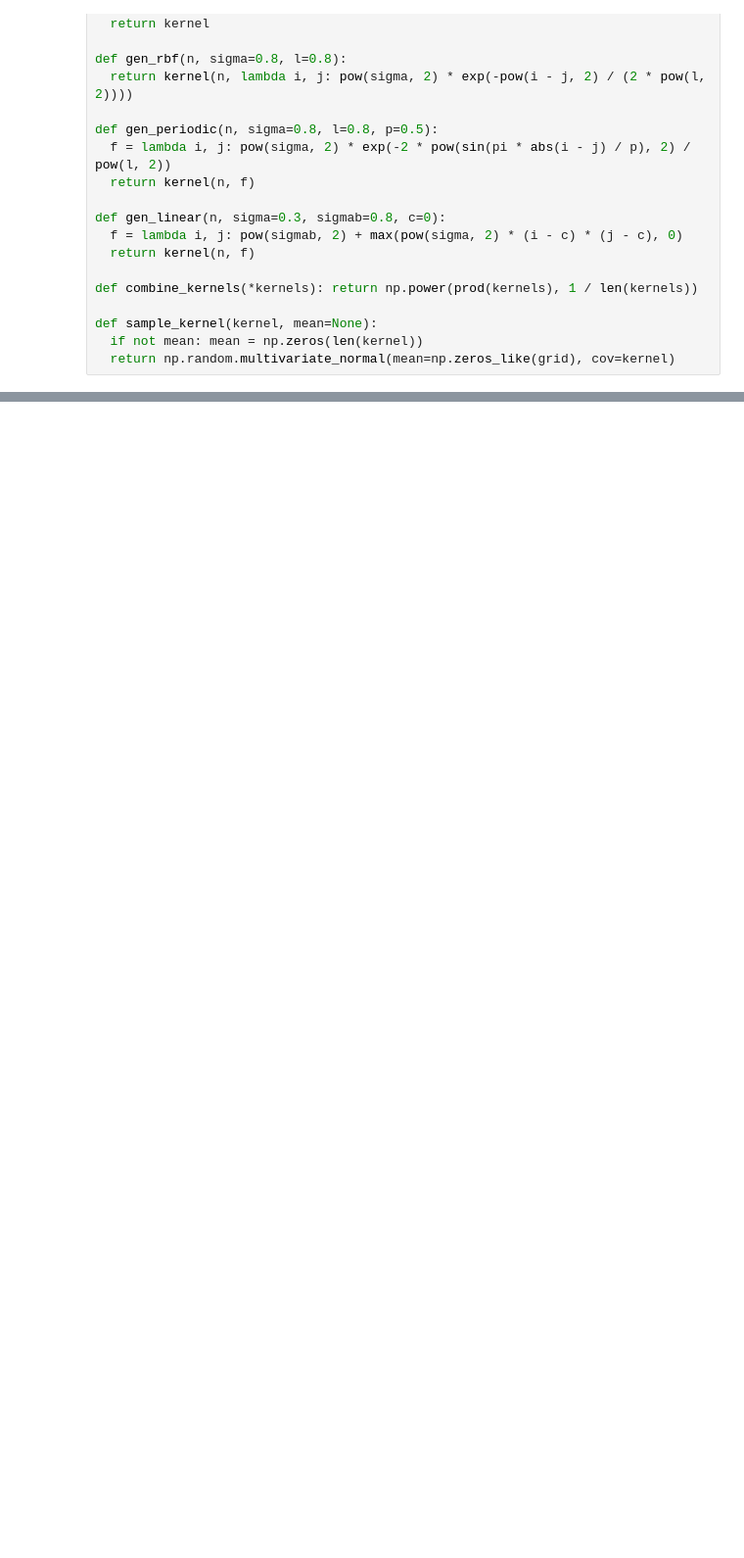
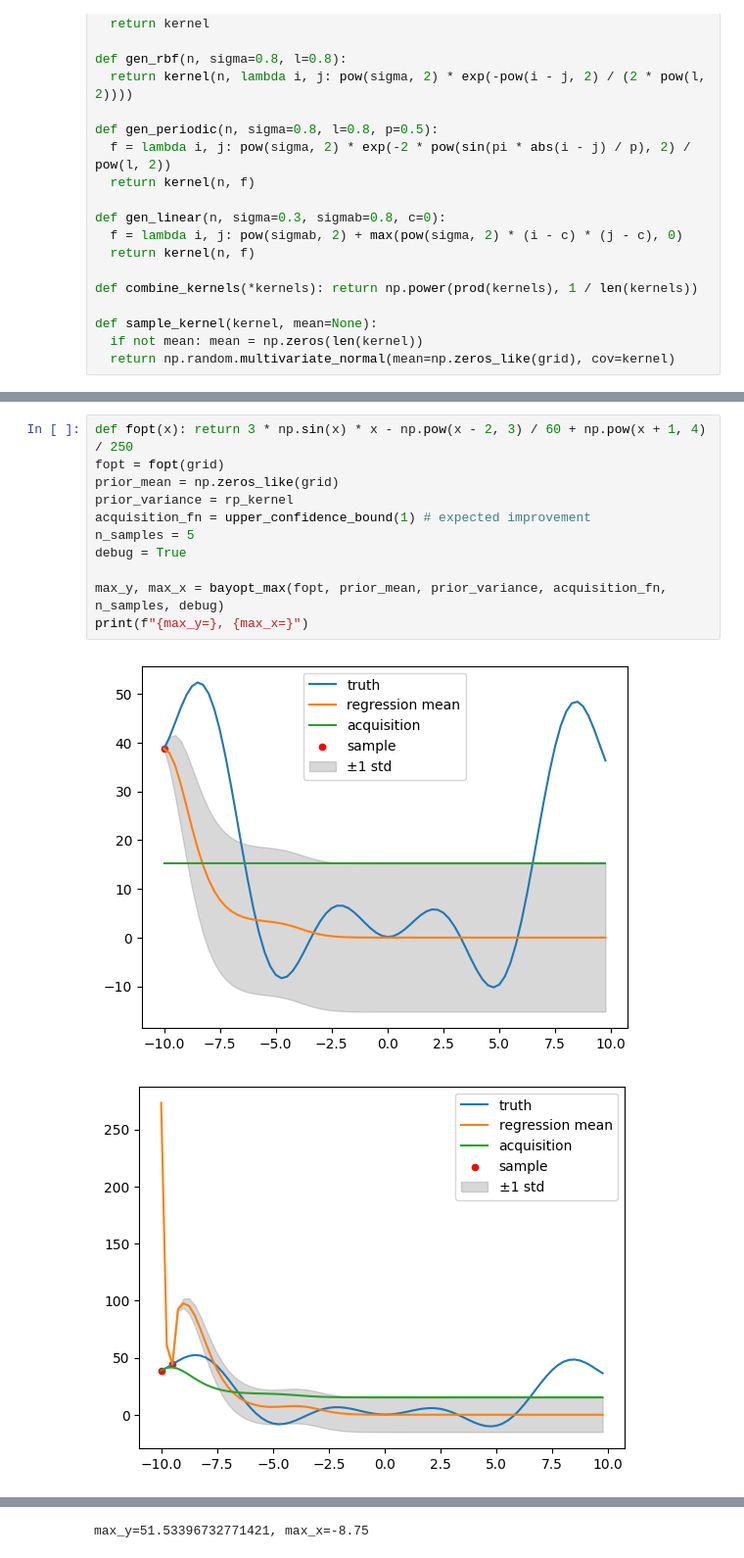
Before and after one commit to jumbojets/gaussian-process-regression, a Jupyter notebook: gpr.ipynb, the cells around one changed output, grey strips where cells are left out. Shown: that part at 98% size. Saved outputs shown, nothing was run; the diff lists cells and outputs as text; blank space fills up the shorter version.

Commit message:
an almost working bayopt example

```diff
--- a/gpr.ipynb
+++ b/gpr.ipynb
@@ -154,0 +193,14 @@ plt.show()
+# %%
+def fopt(x): return 3 * np.sin(x) * x - np.pow(x - 2, 3) / 60 + np.pow(x + 1, 4) / 250
+fopt = fopt(grid)
+prior_mean = np.zeros_like(grid)
+prior_variance = rp_kernel
+acquisition_fn = upper_confidence_bound(1) # expected improvement
+n_samples = 5
+debug = True
+
+max_y, max_x = bayopt_max(fopt, prior_mean, prior_variance, acquisition_fn, n_samples, debug)
+print(f"{max_y=}, {max_x=}")
+# %% [output]
+[figure, added]
+[figure, added]
@@ -154,0 +210 @@ plt.show()
+max_y=51.53396732771421, max_x=-8.75
```
Also changed, not shown: parts of 9 cells of this notebook.
